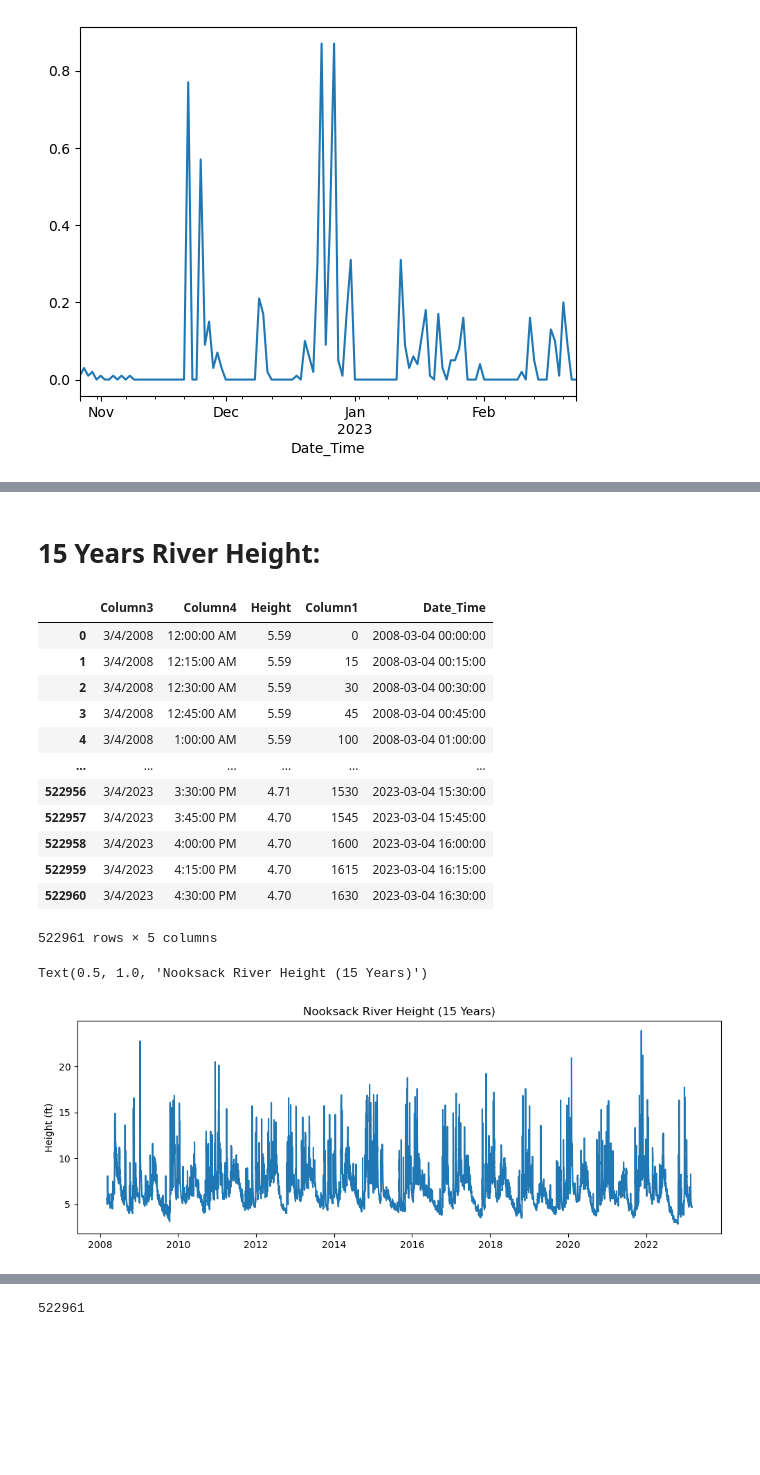
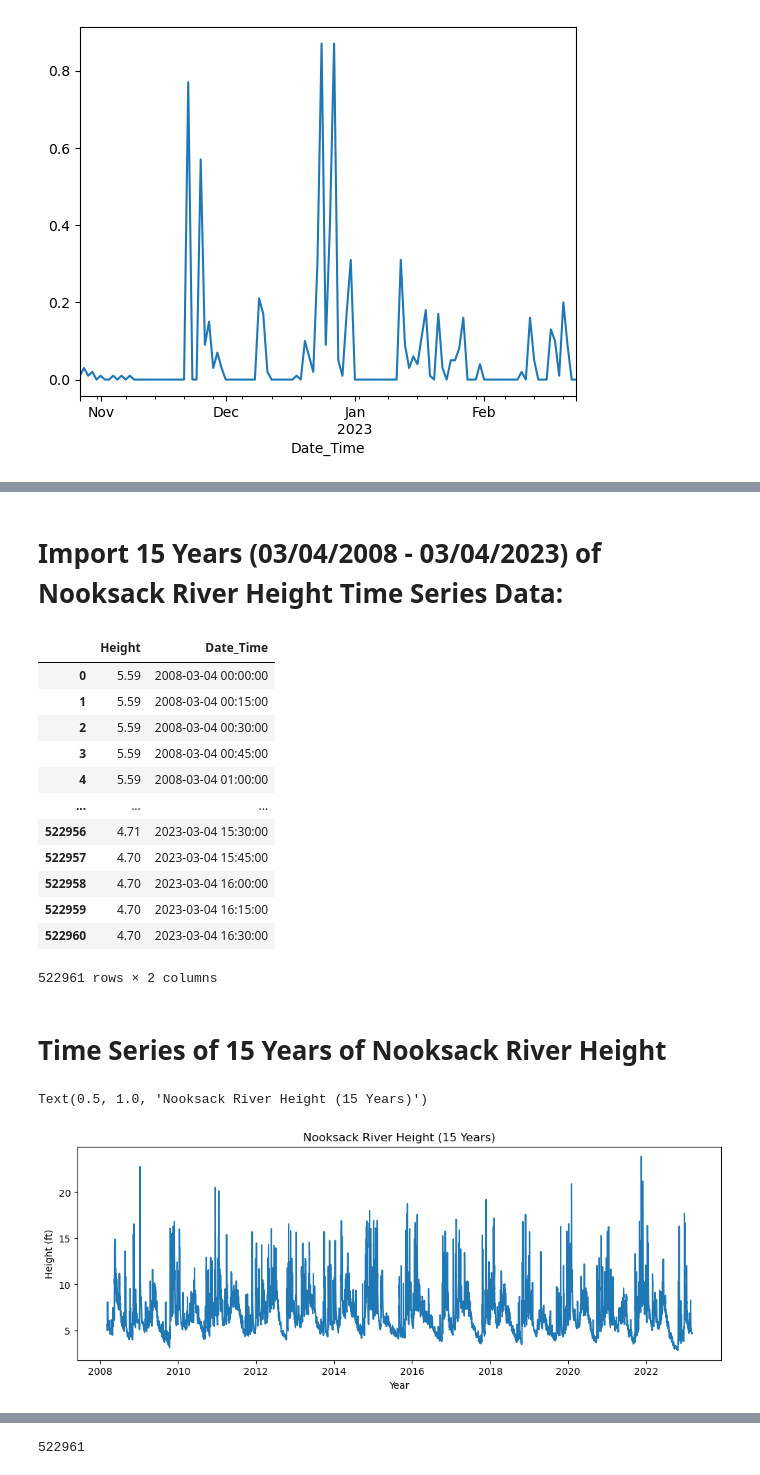
Before and after one commit to tydunn1/Nooksack_River_Analysis, a Jupyter notebook: Final.ipynb, the cells around one changed output, grey strips where cells are left out. Drawn from its saved outputs; the diff is of its cells as text; code cells hidden in the pictures; blank space fills up the shorter version.

```diff
--- a/Final.ipynb
+++ b/Final.ipynb
@@ -86,27 +192,33 @@ Text(0.5, 1.0, 'Nooksack River Height vs Precipitation & Temperature')
 # %% [markdown]
-# 15 Years River Height:
+# Import 15 Years (03/04/2008 - 03/04/2023) of Nooksack River Height Time Series Data:
 # %%
-df_0 = pd.read_csv("CSVs/RiverHeight_15_Years.csv", parse_dates = [4])
-df_0
+df_15 = pd.read_csv("CSVs/RiverHeight_15_Years.csv", parse_dates = [4])
+df_15.drop('Column1', axis = 1, inplace = True)
+df_15.drop('Column3', axis = 1, inplace = True)
+df_15.drop('Column4', axis = 1, inplace = True)
+df_15
 # %% [output]
-|  | Column3 | Column4 | Height | Column1 | Date_Time |
-| 0 | 3/4/2008 | 12:00:00 AM | 5.59 | 0 | 2008-03-04 00:00:00 |
-| 1 | 3/4/2008 | 12:15:00 AM | 5.59 | 15 | 2008-03-04 00:15:00 |
-| 2 | 3/4/2008 | 12:30:00 AM | 5.59 | 30 | 2008-03-04 00:30:00 |
-| 3 | 3/4/2008 | 12:45:00 AM | 5.59 | 45 | 2008-03-04 00:45:00 |
-| 4 | 3/4/2008 | 1:00:00 AM | 5.59 | 100 | 2008-03-04 01:00:00 |
-| ... | ... | ... | ... | ... | ... |
-| 522956 | 3/4/2023 | 3:30:00 PM | 4.71 | 1530 | 2023-03-04 15:30:00 |
-| 522957 | 3/4/2023 | 3:45:00 PM | 4.70 | 1545 | 2023-03-04 15:45:00 |
-| 522958 | 3/4/2023 | 4:00:00 PM | 4.70 | 1600 | 2023-03-04 16:00:00 |
-| 522959 | 3/4/2023 | 4:15:00 PM | 4.70 | 1615 | 2023-03-04 16:15:00 |
-| 522960 | 3/4/2023 | 4:30:00 PM | 4.70 | 1630 | 2023-03-04 16:30:00 |
+|  | Height | Date_Time |
+| 0 | 5.59 | 2008-03-04 00:00:00 |
+| 1 | 5.59 | 2008-03-04 00:15:00 |
+| 2 | 5.59 | 2008-03-04 00:30:00 |
+| 3 | 5.59 | 2008-03-04 00:45:00 |
+| 4 | 5.59 | 2008-03-04 01:00:00 |
+| ... | ... | ... |
+| 522956 | 4.71 | 2023-03-04 15:30:00 |
+| 522957 | 4.70 | 2023-03-04 15:45:00 |
+| 522958 | 4.70 | 2023-03-04 16:00:00 |
+| 522959 | 4.70 | 2023-03-04 16:15:00 |
+| 522960 | 4.70 | 2023-03-04 16:30:00 |
-522961 rows × 5 columns
+522961 rows × 2 columns
+# %% [markdown]
+# Time Series of 15 Years of Nooksack River Height
 # %%
 fig, axes = plt.subplots(figsize = (12,4))
-axes.plot(df_0.Date_Time, df_0.Height)
+axes.plot(df_15.Date_Time, df_15.Height)
 axes.set_ylabel("Height (ft)")
+axes.set_xlabel("Year")
 axes.set_title('Nooksack River Height (15 Years)')
 # %% [output]
 Text(0.5, 1.0, 'Nooksack River Height (15 Years)')
-[figure, old version]
+[figure, new version]
```
Also changed, not shown: parts of 30 cells of this notebook, 1 other file.
